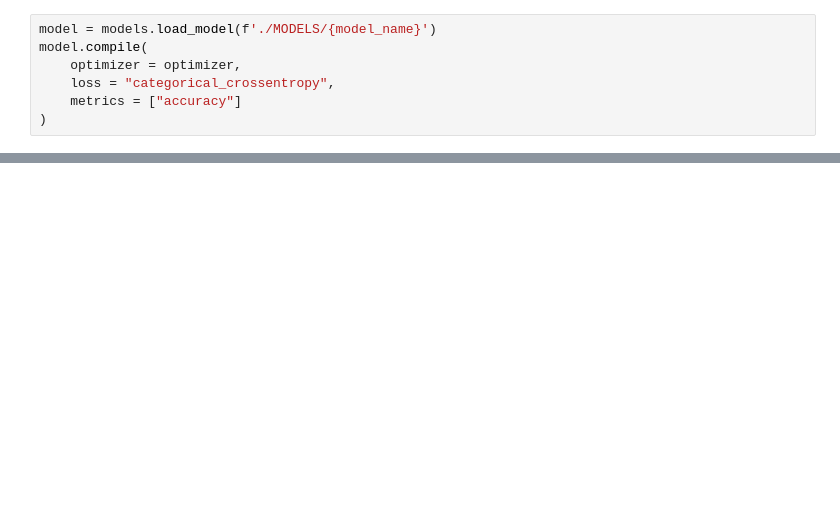
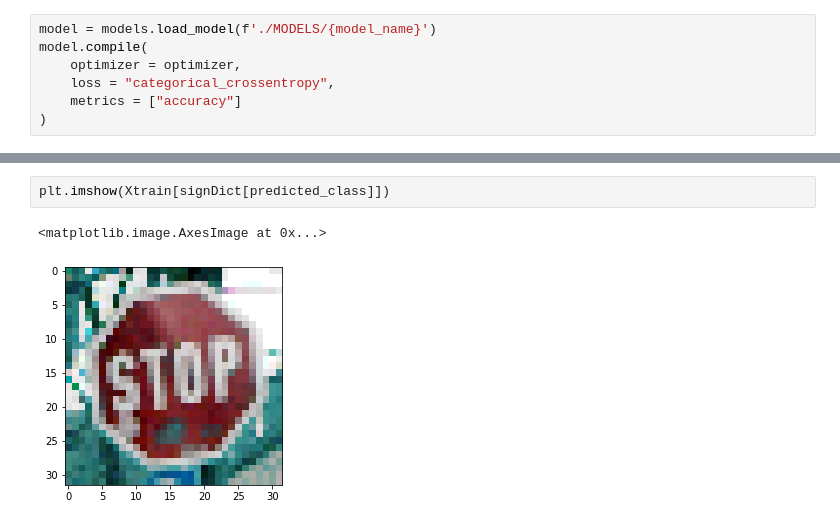
Before and after one commit to vgadget/UPV-MUIARFID, a Jupyter notebook: Artificial neural networks/Project/Traffic sign recognition.ipynb, the cells around one changed output, grey strips where cells are left out. Drawn from its saved outputs; the diff is of its cells as text; blank space fills up the shorter version.

```diff
--- a/Artificial neural networks/Project/Traffic sign recognition.ipynb
+++ b/Artificial neural networks/Project/Traffic sign recognition.ipynb
@@ -221,0 +304,5 @@ model.compile(
+# %%
+plt.imshow(Xtrain[signDict[predicted_class]])
+# %% [output]
+<matplotlib.image.AxesImage at 0x...>
+[figure, added]
```
Also changed, not shown: parts of 21 cells of this notebook, 6 other files.
